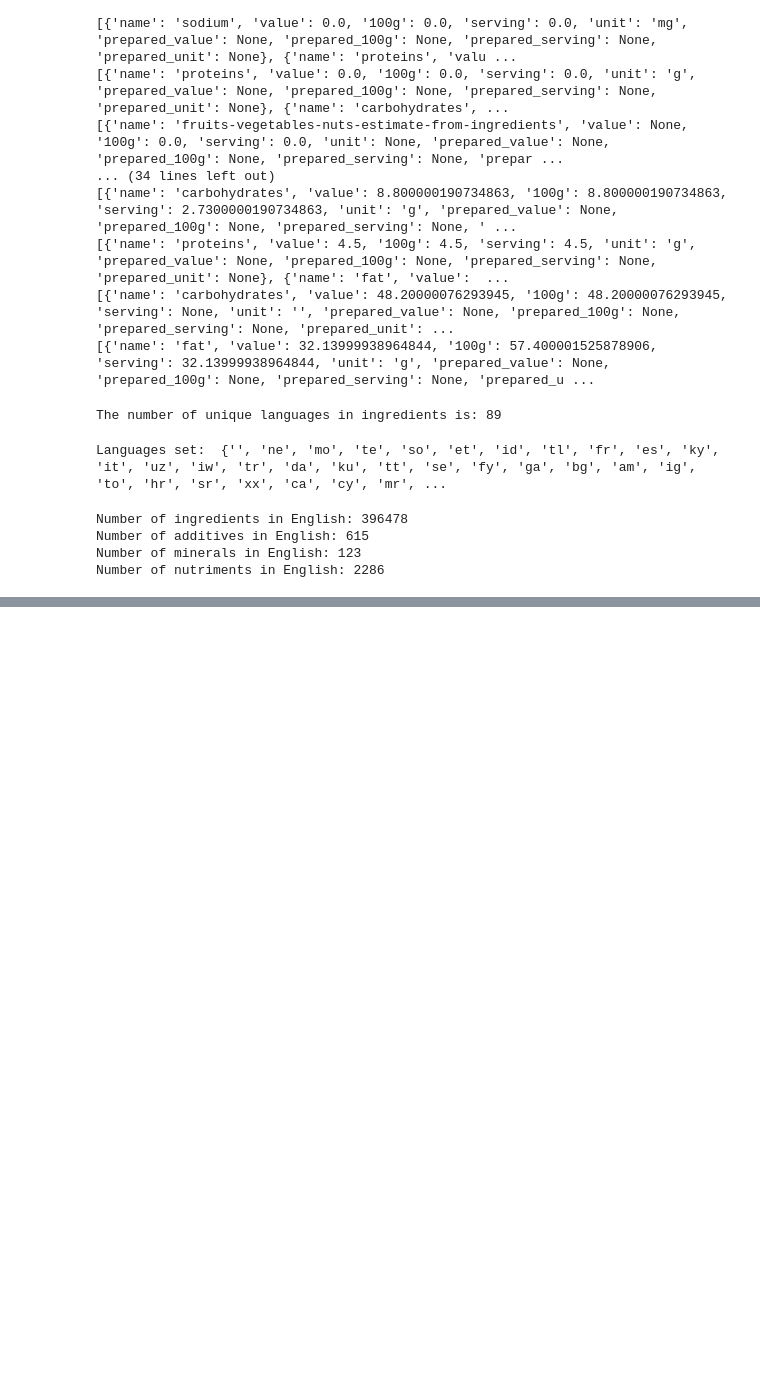
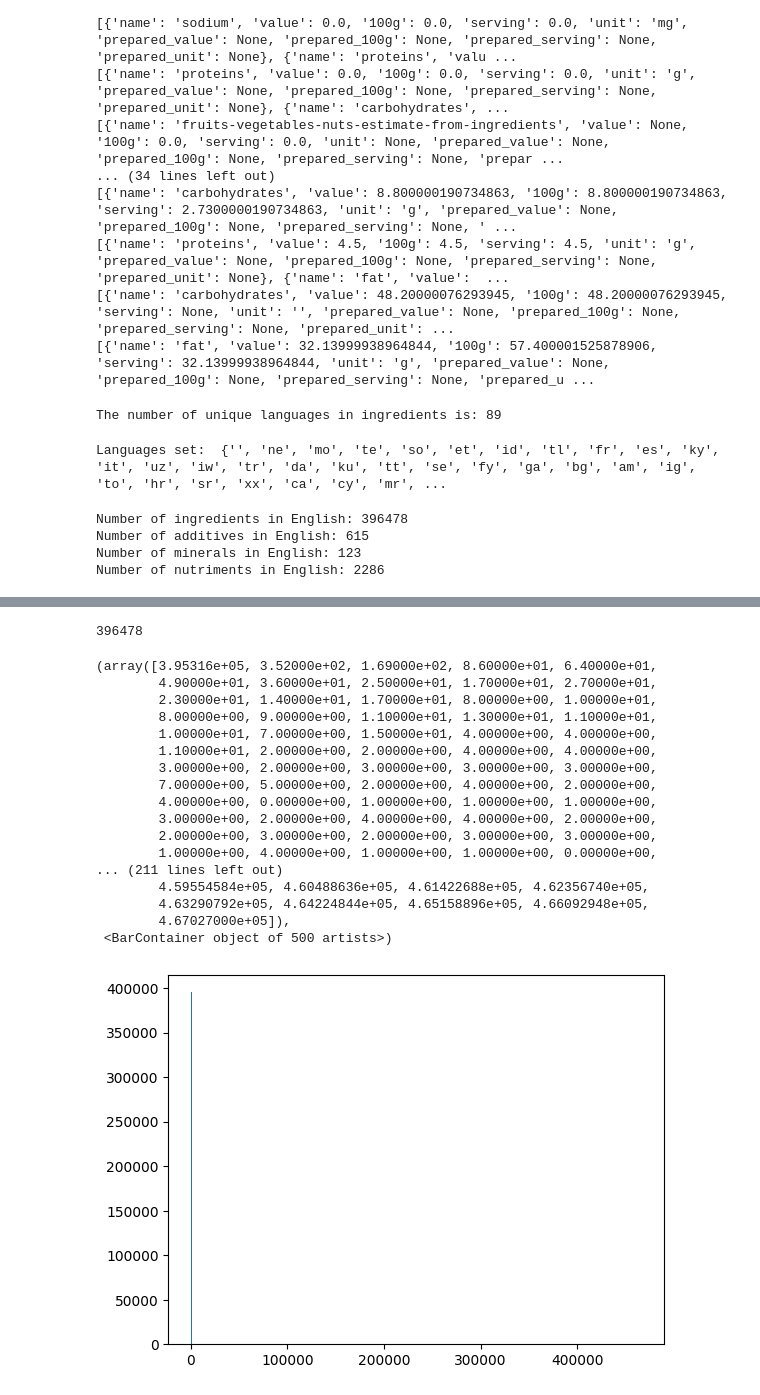
Before and after one commit to bhushansshah/food-fact-check, a Jupyter notebook: src/notebooks/data_exploration.ipynb, the cells around one changed output, grey strips where cells are left out. Cells and saved outputs as stored; diff of their text form; code cells hidden in the pictures; blank space fills up the shorter version.

```diff
--- a/src/notebooks/data_exploration.ipynb
+++ b/src/notebooks/data_exploration.ipynb
@@ -276,0 +292,24 @@ print(ingredients[:10])
+# %%
+ingredients_counts = ingredients.values()
+print(len(ingredients_counts))
+plt.hist(ingredients_counts, bins=500)
+# %% [output]
+396478
+(array([3.95316e+05, 3.52000e+02, 1.69000e+02, 8.60000e+01, 6.40000e+01,
+        4.90000e+01, 3.60000e+01, 2.50000e+01, 1.70000e+01, 2.70000e+01,
+        2.30000e+01, 1.40000e+01, 1.70000e+01, 8.00000e+00, 1.00000e+01,
+        8.00000e+00, 9.00000e+00, 1.10000e+01, 1.30000e+01, 1.10000e+01,
+        1.00000e+01, 7.00000e+00, 1.50000e+01, 4.00000e+00, 4.00000e+00,
+        1.10000e+01, 2.00000e+00, 2.00000e+00, 4.00000e+00, 4.00000e+00,
+        3.00000e+00, 2.00000e+00, 3.00000e+00, 3.00000e+00, 3.00000e+00,
+        7.00000e+00, 5.00000e+00, 2.00000e+00, 4.00000e+00, 2.00000e+00,
+        4.00000e+00, 0.00000e+00, 1.00000e+00, 1.00000e+00, 1.00000e+00,
+        3.00000e+00, 2.00000e+00, 4.00000e+00, 4.00000e+00, 2.00000e+00,
+        2.00000e+00, 3.00000e+00, 2.00000e+00, 3.00000e+00, 3.00000e+00,
+        1.00000e+00, 4.00000e+00, 1.00000e+00, 1.00000e+00, 0.00000e+00,
+... (211 lines left out)
+        4.59554584e+05, 4.60488636e+05, 4.61422688e+05, 4.62356740e+05,
+        4.63290792e+05, 4.64224844e+05, 4.65158896e+05, 4.66092948e+05,
+        4.67027000e+05]),
+ <BarContainer object of 500 artists>)
+[figure, added]
```
Also changed, not shown: parts of 8 cells of this notebook, 2 other files.
